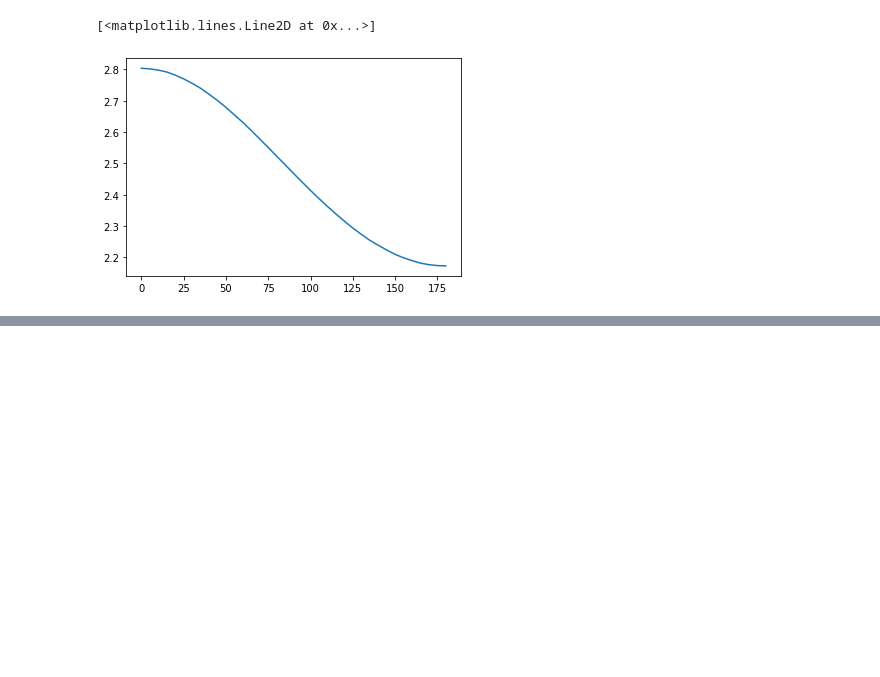
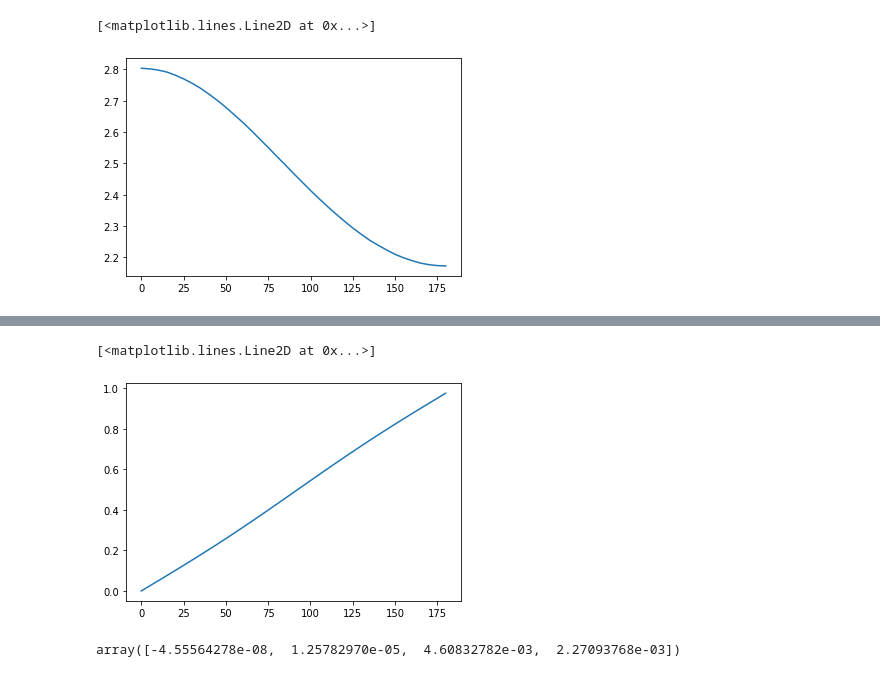
Before and after one commit to suerfu/hesim, a Jupyter notebook: DD Generator Fitting 0.08MeV.ipynb, the cells around one changed output, grey strips where cells are left out. Saved outputs shown, nothing was run; the diff lists cells and outputs as text; code cells hidden in the pictures; blank space fills up the shorter version.

```diff
--- a/DD Generator Fitting 0.08MeV.ipynb
+++ b/DD Generator Fitting 0.08MeV.ipynb
@@ -36,0 +105,14 @@ plt.plot(angle, legendre_result)
+# %%
+legendre_final = legendre_result / (legendre_result.sum())
+# %%
+cummulative = np.array([legendre_final[:i].sum() for i in range(37)])
+# %%
+plt.plot(angle, cummulative)
+# %% [output]
+[<matplotlib.lines.Line2D at 0x...>]
+[figure, added]
+# %%
+cdf_coeff = np.polyfit(angle, cummulative, 3)
+cdf_coeff
+# %% [output]
+array([-4.55564278e-08,  1.25782970e-05,  4.60832782e-03,  2.27093768e-03])
```
Also changed, not shown: parts of 29 cells of this notebook, 25 other files.
